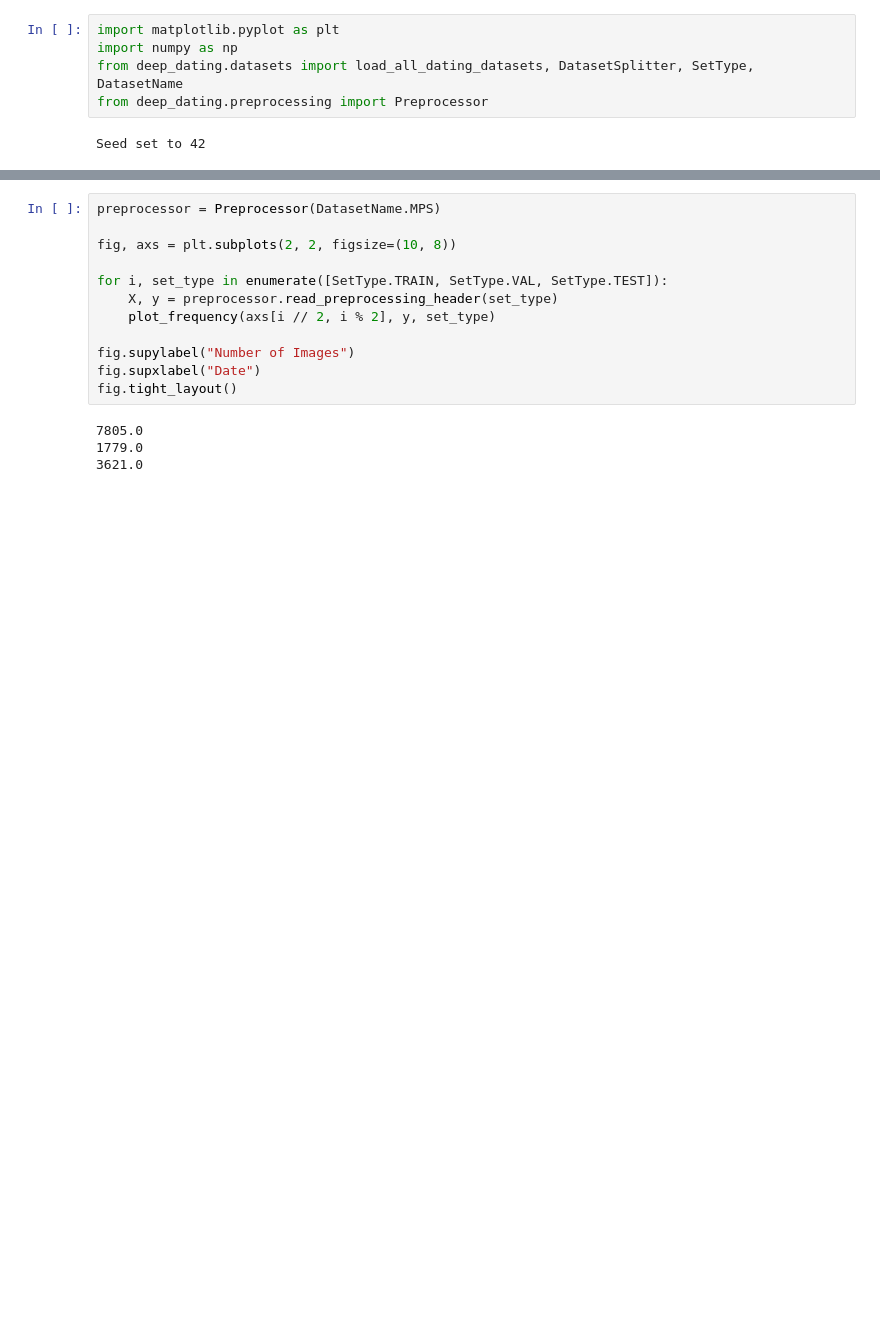
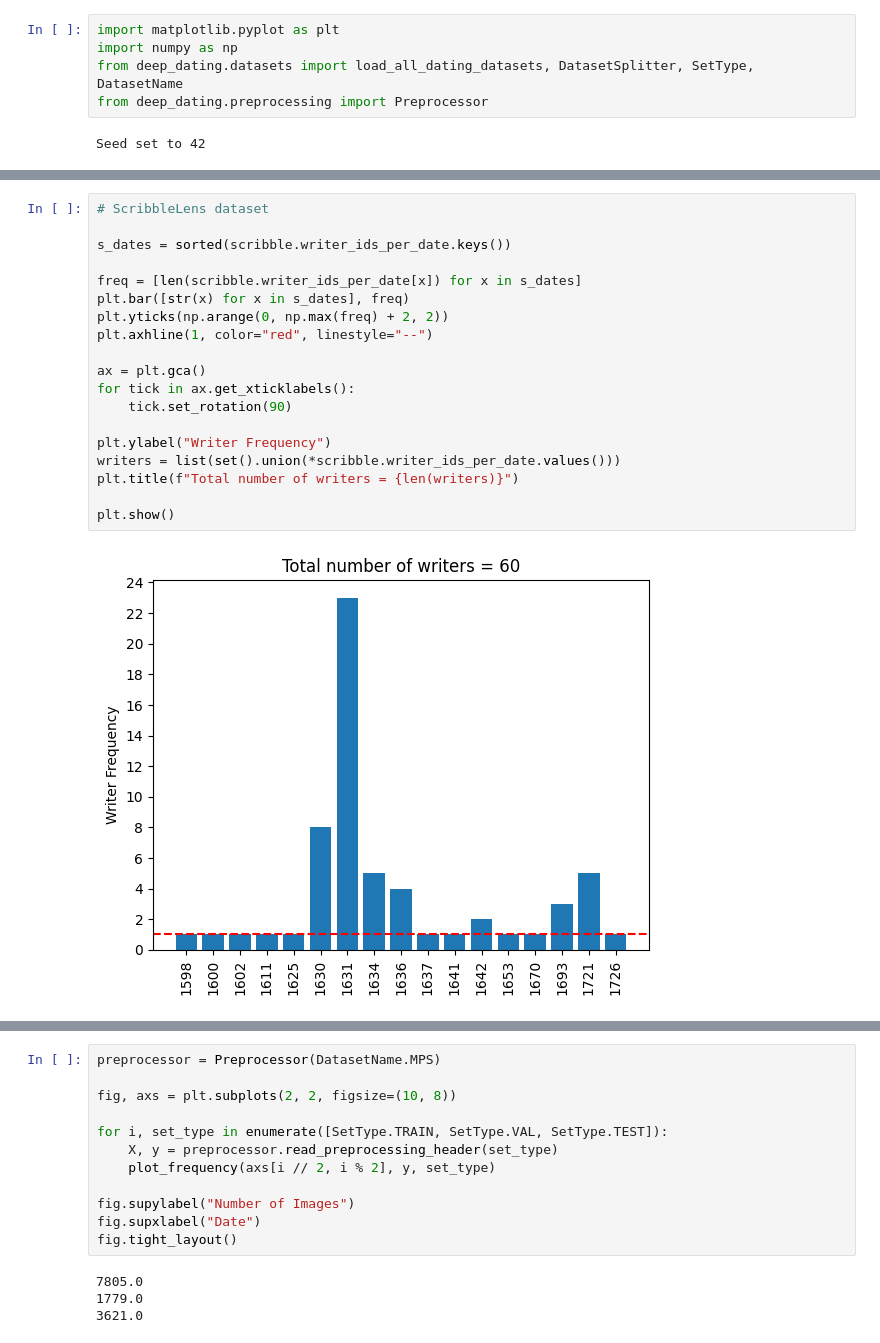
Before and after one commit to NikolaiHerrmann/deep-dating, a Jupyter notebook: src/graph_datasets.ipynb, the cells around one changed output, grey strips where cells are left out. Saved outputs shown, nothing was run; the diff lists cells and outputs as text; blank space fills up the shorter version.

```diff
--- a/src/graph_datasets.ipynb
+++ b/src/graph_datasets.ipynb
@@ -41,3 +78,24 @@ fig.tight_layout()
+# %%
+# ScribbleLens dataset
+
+s_dates = sorted(scribble.writer_ids_per_date.keys())
+
+freq = [len(scribble.writer_ids_per_date[x]) for x in s_dates]
+plt.bar([str(x) for x in s_dates], freq)
+plt.yticks(np.arange(0, np.max(freq) + 2, 2))
+plt.axhline(1, color="red", linestyle="--")
+
+ax = plt.gca()
+for tick in ax.get_xticklabels():
+    tick.set_rotation(90)
+
+plt.ylabel("Writer Frequency")
+writers = list(set().union(*scribble.writer_ids_per_date.values()))
+plt.title(f"Total number of writers = {len(writers)}")
+
+plt.show()
+# %% [output]
+[figure, added]
 # %%
 for dataset in datasets:
     print(dataset.name)
```
Also changed, not shown: parts of 5 cells of this notebook, 5 other files.
